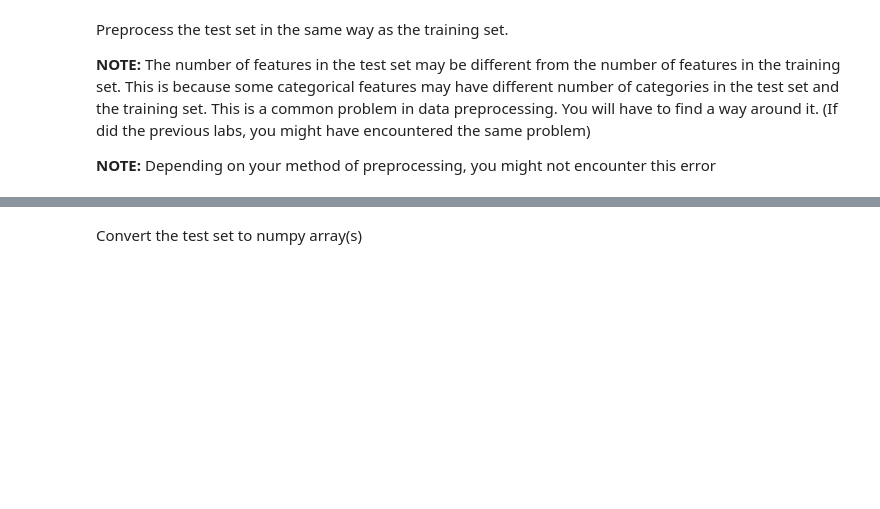
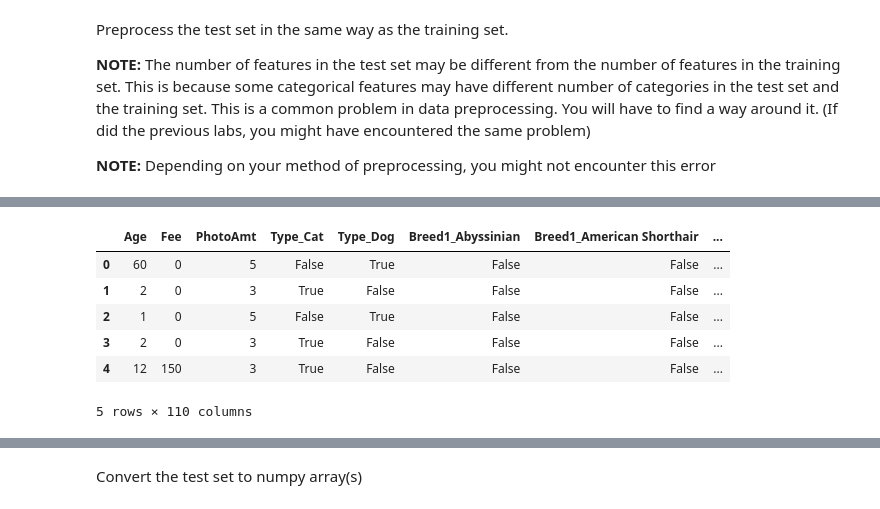
Before and after one commit to laukik29/Machine-Learning-, a Jupyter notebook: ML BITS F464/Kaggle/Eval 2/eval.ipynb, the cells around one changed output, grey strips where cells are left out. Saved outputs shown, nothing was run; the diff lists cells and outputs as text; code cells hidden in the pictures; blank space fills up the shorter version.

```diff
--- a/ML BITS F464/Kaggle/Eval 2/eval.ipynb
+++ b/ML BITS F464/Kaggle/Eval 2/eval.ipynb
@@ -164,0 +227,13 @@ Preprocess the test set in the same way as the training set.
+# %%
+columns_to_encode = ['Type', 'Breed1', 'Gender', 'Color1', 'Color2', 'MaturitySize', 'FurLength', 'Vaccinated', 'Sterilized', 'Health']
+df_test = pd.get_dummies(df_test, columns=columns_to_encode)
+
+df_test.head()
+# %% [output]
+|  | Age | Fee | PhotoAmt | Type_Cat | Type_Dog | Breed1_Abyssinian | Breed1_American Shorthair | ... |
+| 0 | 60 | 0 | 5 | False | True | False | False | ... |
+| 1 | 2 | 0 | 3 | True | False | False | False | ... |
+| 2 | 1 | 0 | 5 | False | True | False | False | ... |
+| 3 | 2 | 0 | 3 | True | False | False | False | ... |
+| 4 | 12 | 150 | 3 | True | False | False | False | ... |
+5 rows × 110 columns
```
Also changed, not shown: parts of 17 cells of this notebook, 15 other files.
